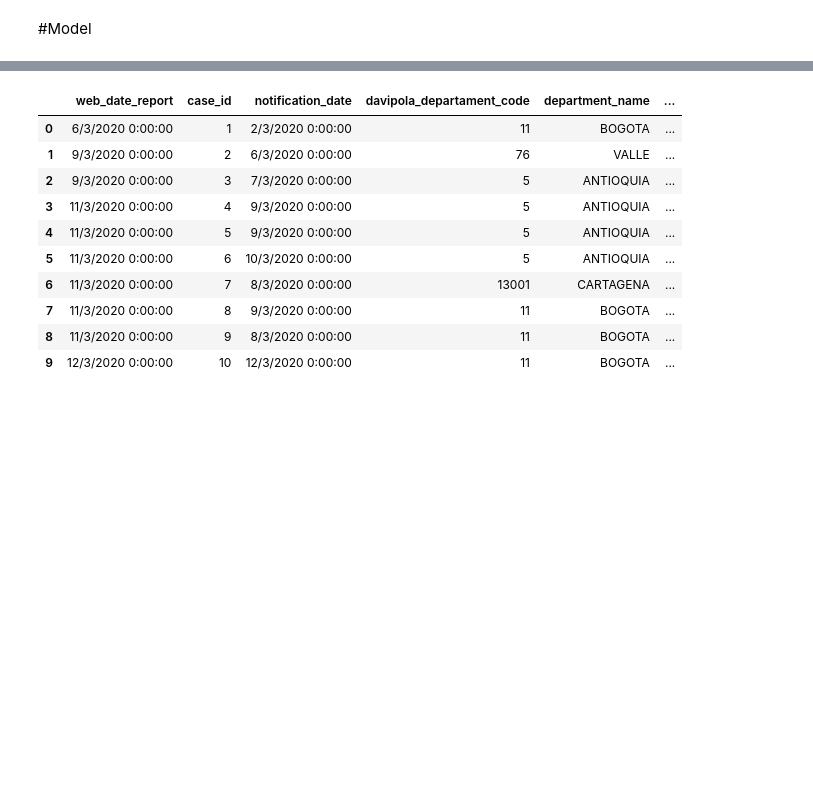
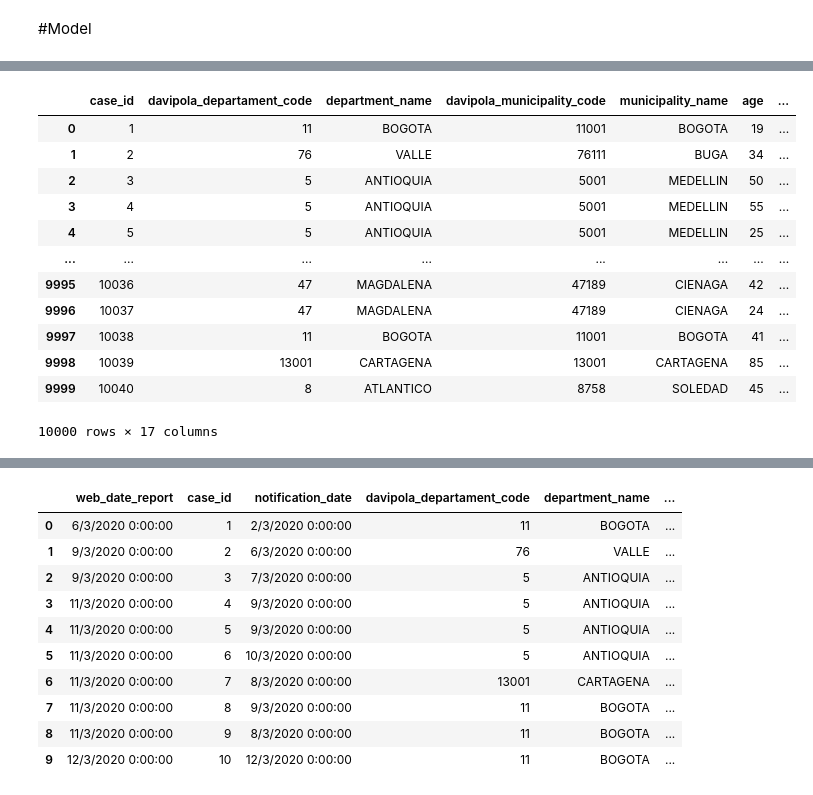
Before and after one commit to Python-Neiva/risk-factors-covid19, a Jupyter notebook: ResearchInPython.ipynb, the cells around one changed output, grey strips where cells are left out. Cells and saved outputs as stored; diff of their text form; code cells hidden in the pictures; blank space fills up the shorter version.

```diff
--- a/ResearchInPython.ipynb
+++ b/ResearchInPython.ipynb
@@ -35,0 +108,16 @@ df = pd.DataFrame.from_records(results)
+# %%
+df.select_dtypes(include='object')
+# %% [output]
+|  | case_id | davipola_departament_code | department_name | davipola_municipality_code | municipality_name | age | ... |
+| 0 | 1 | 11 | BOGOTA | 11001 | BOGOTA | 19 | ... |
+| 1 | 2 | 76 | VALLE | 76111 | BUGA | 34 | ... |
+| 2 | 3 | 5 | ANTIOQUIA | 5001 | MEDELLIN | 50 | ... |
+| 3 | 4 | 5 | ANTIOQUIA | 5001 | MEDELLIN | 55 | ... |
+| 4 | 5 | 5 | ANTIOQUIA | 5001 | MEDELLIN | 25 | ... |
+| ... | ... | ... | ... | ... | ... | ... | ... |
+| 9995 | 10036 | 47 | MAGDALENA | 47189 | CIENAGA | 42 | ... |
+| 9996 | 10037 | 47 | MAGDALENA | 47189 | CIENAGA | 24 | ... |
+| 9997 | 10038 | 11 | BOGOTA | 11001 | BOGOTA | 41 | ... |
+| 9998 | 10039 | 13001 | CARTAGENA | 13001 | CARTAGENA | 85 | ... |
+| 9999 | 10040 | 8 | ATLANTICO | 8758 | SOLEDAD | 45 | ... |
+10000 rows × 17 columns
```
Also changed, not shown: parts of 54 cells of this notebook.
